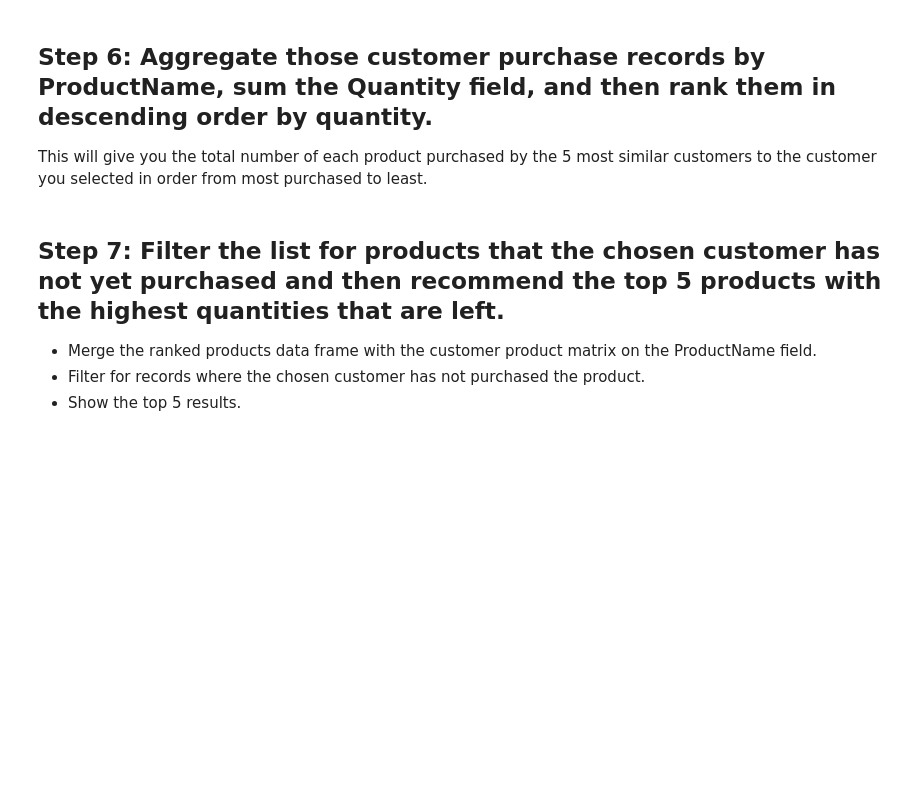
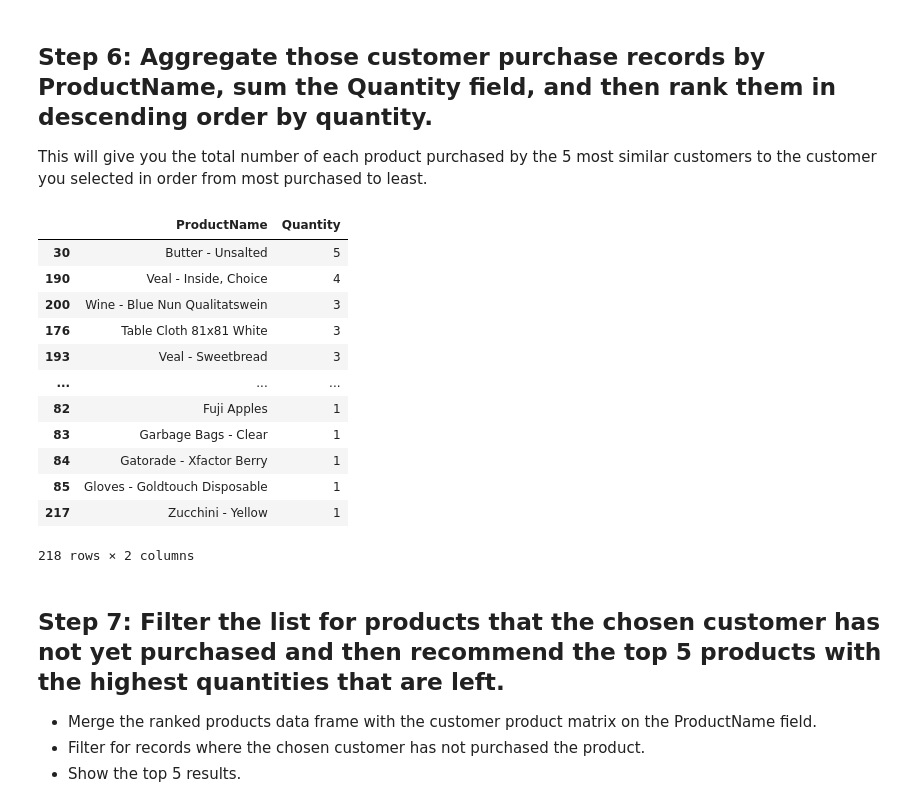
Before and after one commit to anadeondarza/dataptmad0522_labs, a Jupyter notebook: extra-work/m2/lab-intro-recommender-systems/your-code/main.ipynb, the cells around one changed output. Cells and saved outputs as stored; diff of their text form; code cells hidden in the pictures; blank space fills up the shorter version.

```diff
--- a/extra-work/m2/lab-intro-recommender-systems/your-code/main.ipynb
+++ b/extra-work/m2/lab-intro-recommender-systems/your-code/main.ipynb
@@ -196,6 +214,23 @@ Name: 356, dtype: float64
 ## Step 6: Aggregate those customer purchase records by ProductName, sum the Quantity field, and then rank them in descending order by quantity.
 
 This will give you the total number of each product purchased by the 5 most similar customers to the customer you selected in order from most purchased to least.
+# %%
+data_agg = data_select.groupby(by = ['ProductName'], as_index=False)['Quantity'].sum().sort_values(by='Quantity', ascending=False)
+data_agg
+# %% [output]
+|  | ProductName | Quantity |
+| 30 | Butter - Unsalted | 5 |
+| 190 | Veal - Inside, Choice | 4 |
+| 200 | Wine - Blue Nun Qualitatswein | 3 |
+| 176 | Table Cloth 81x81 White | 3 |
+| 193 | Veal - Sweetbread | 3 |
+| ... | ... | ... |
+| 82 | Fuji Apples | 1 |
+| 83 | Garbage Bags - Clear | 1 |
+| 84 | Gatorade - Xfactor Berry | 1 |
+| 85 | Gloves - Goldtouch Disposable | 1 |
+| 217 | Zucchini - Yellow | 1 |
+218 rows × 2 columns
 # %% [markdown]
 ## Step 7: Filter the list for products that the chosen customer has not yet purchased and then recommend the top 5 products with the highest quantities that are left.
 
```
Also changed, not shown: parts of 2 cells of this notebook.
